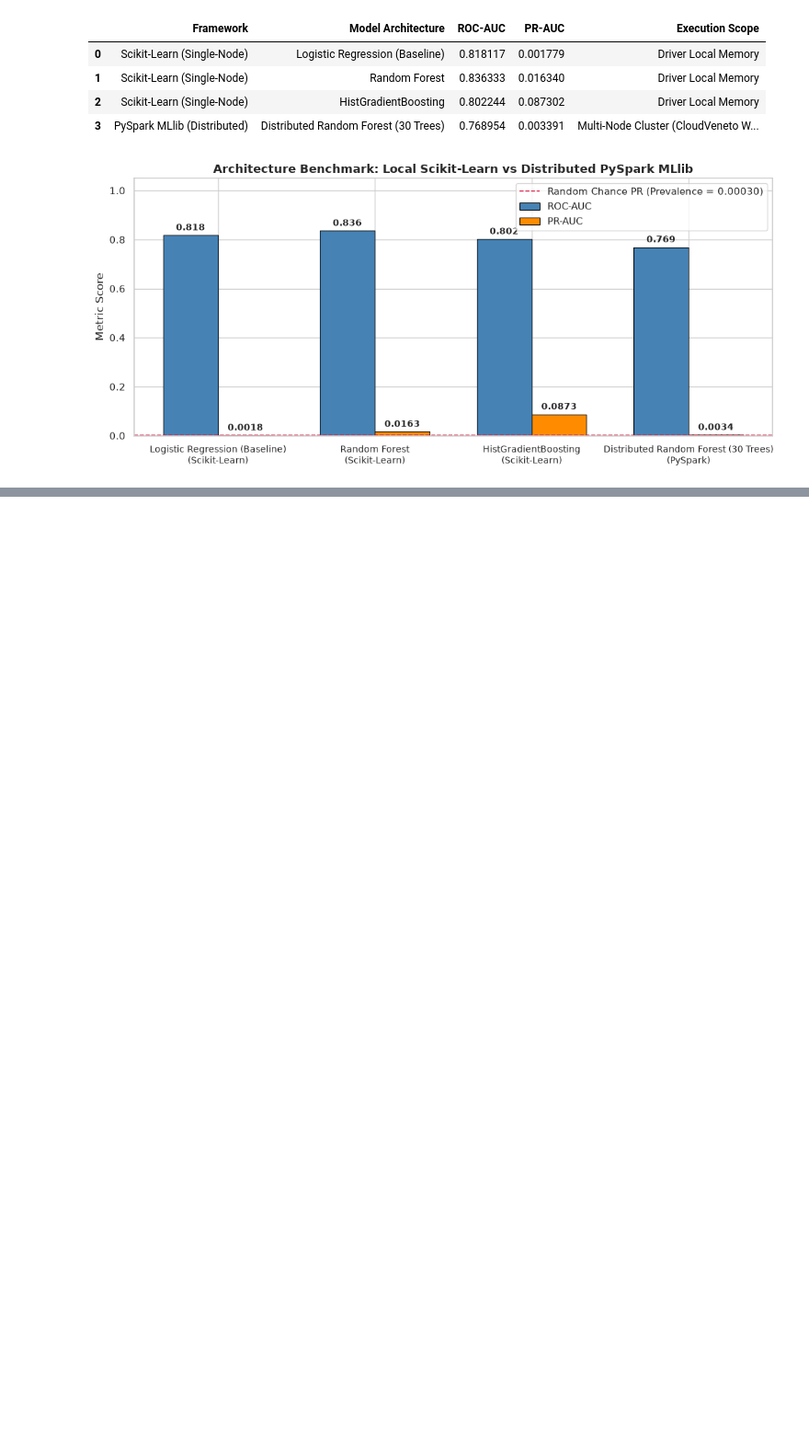
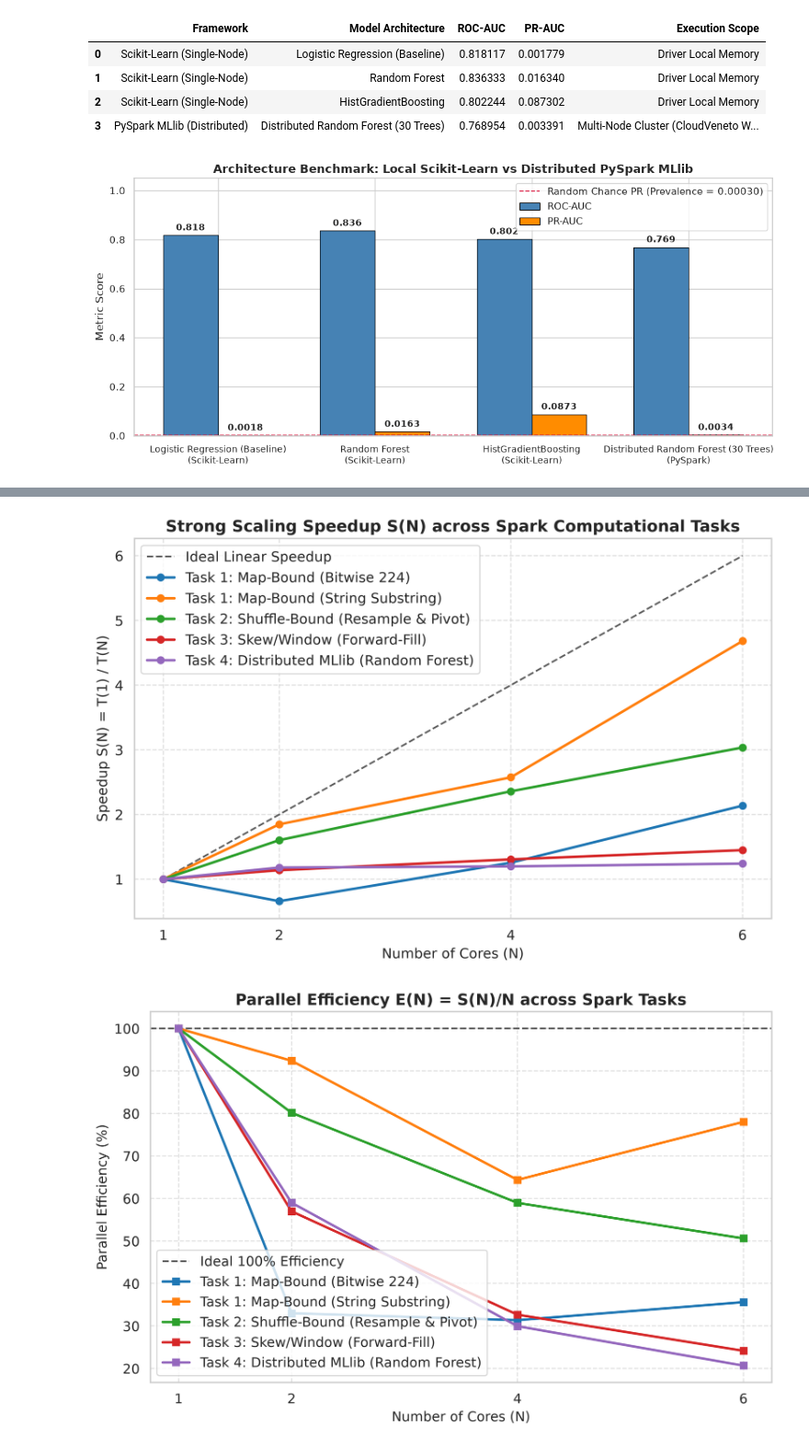
Before and after one commit to PasqualeAndreacchio/AnomalyDection-Spark, a Jupyter notebook: predictive_maintenance.ipynb, the cells around one changed output, grey strips where cells are left out. Shown at 92% size. Cells and saved outputs as stored; diff of their text form; code cells hidden in the pictures; blank space fills up the shorter version.

```diff
--- a/predictive_maintenance.ipynb
+++ b/predictive_maintenance.ipynb
@@ -1196,0 +1286,7 @@ GLOBAL BENCHMARK: SCIKIT-LEARN (LOCAL) VS PYSPARK MLLIB (DISTRIBUTED)
+# %%
+# Display Plots 2 & 3: Speedup and Parallel Efficiency
+display(Image(filename="Systematic_Distributed_Benchmarking/benchmark_plots/plot2_strong_scaling_speedup.png"))
+display(Image(filename="Systematic_Distributed_Benchmarking/benchmark_plots/plot3_parallel_efficiency.png"))
+# %% [output]
+[figure, added]
+[figure, added]
```
Also changed, not shown: parts of 10 cells of this notebook, 8 other files.
